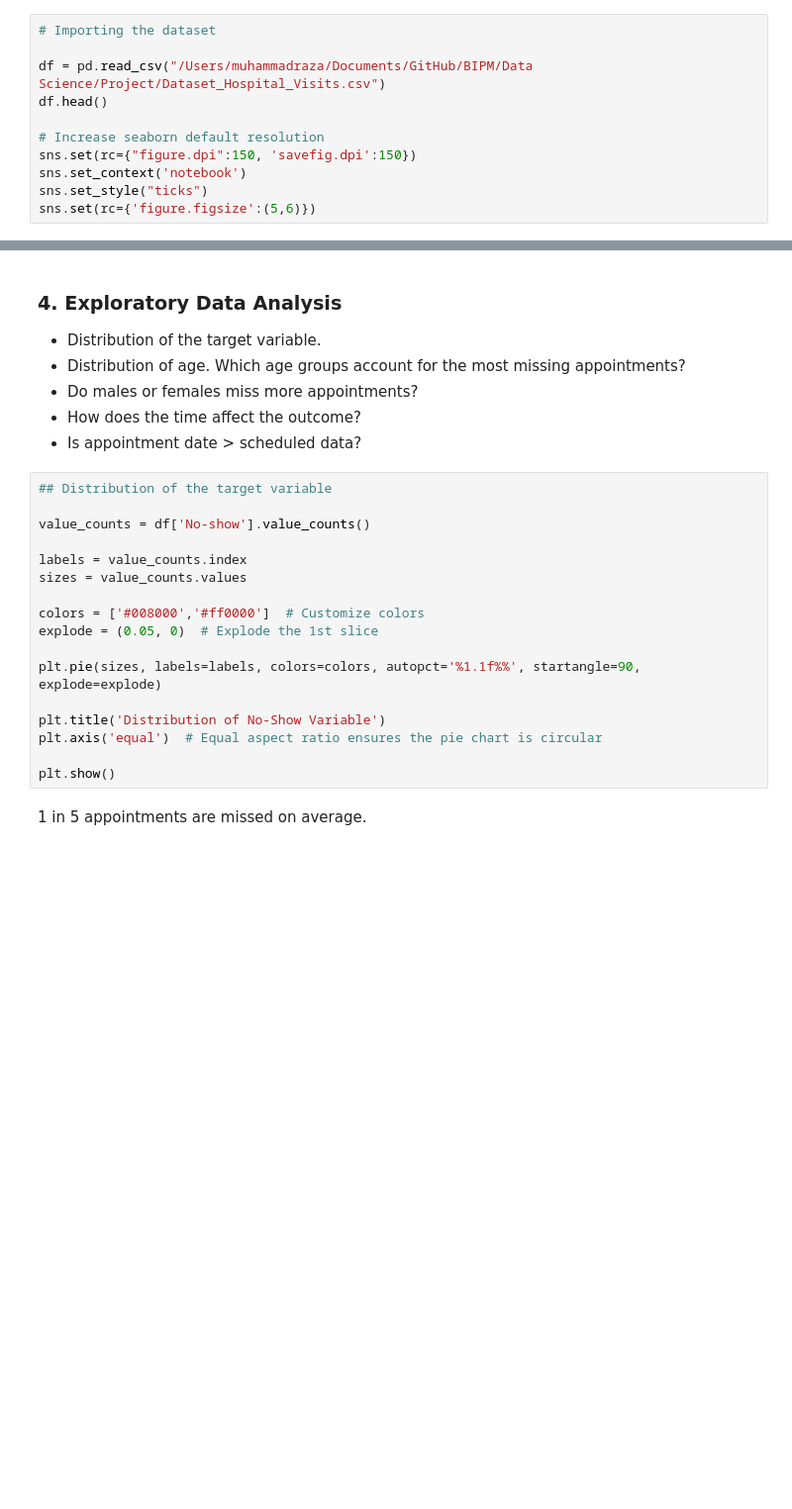
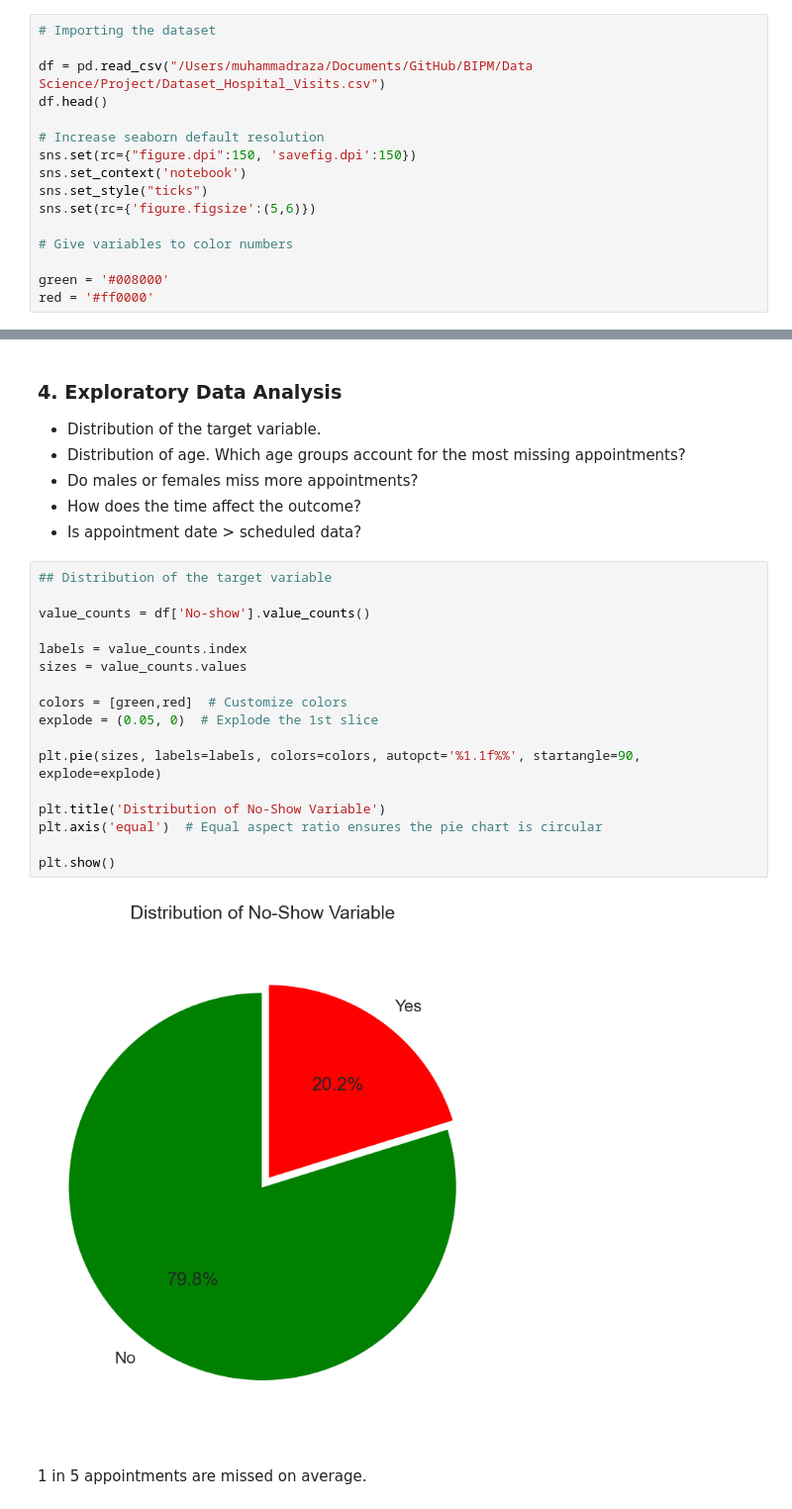
Before and after one commit to MRaza98/BIPM, a Jupyter notebook: Data Science/Project/group_copy_paste.ipynb, the cells around one changed output, grey strips where cells are left out. Shown at 99% size. Cells and saved outputs as stored; diff of their text form; blank space fills up the shorter version.

```diff
--- a/Data Science/Project/group_copy_paste.ipynb
+++ b/Data Science/Project/group_copy_paste.ipynb
@@ -69,6 +70,11 @@ sns.set(rc={"figure.dpi":150, 'savefig.dpi':150})
 sns.set_context('notebook')
 sns.set_style("ticks")
 sns.set(rc={'figure.figsize':(5,6)})
+
+# Give variables to color numbers
+
+green = '#008000'
+red = '#ff0000'
 # %%
 ## Uniqueness
 
@@ -116,19 +157,21 @@ df.dtypes
 # %%
 ## Distribution of the target variable
 
 value_counts = df['No-show'].value_counts()
 
 labels = value_counts.index
 sizes = value_counts.values
 
-colors = ['#008000','#ff0000']  # Customize colors
+colors = [green,red]  # Customize colors
 explode = (0.05, 0)  # Explode the 1st slice
 
 plt.pie(sizes, labels=labels, colors=colors, autopct='%1.1f%%', startangle=90, explode=explode)
 
 plt.title('Distribution of No-Show Variable')
 plt.axis('equal')  # Equal aspect ratio ensures the pie chart is circular
 
 plt.show()
+# %% [output]
+[figure, added]
 # %% [markdown]
 1 in 5 appointments are missed on average.
```
Also changed, not shown: parts of 8 cells of this notebook.
